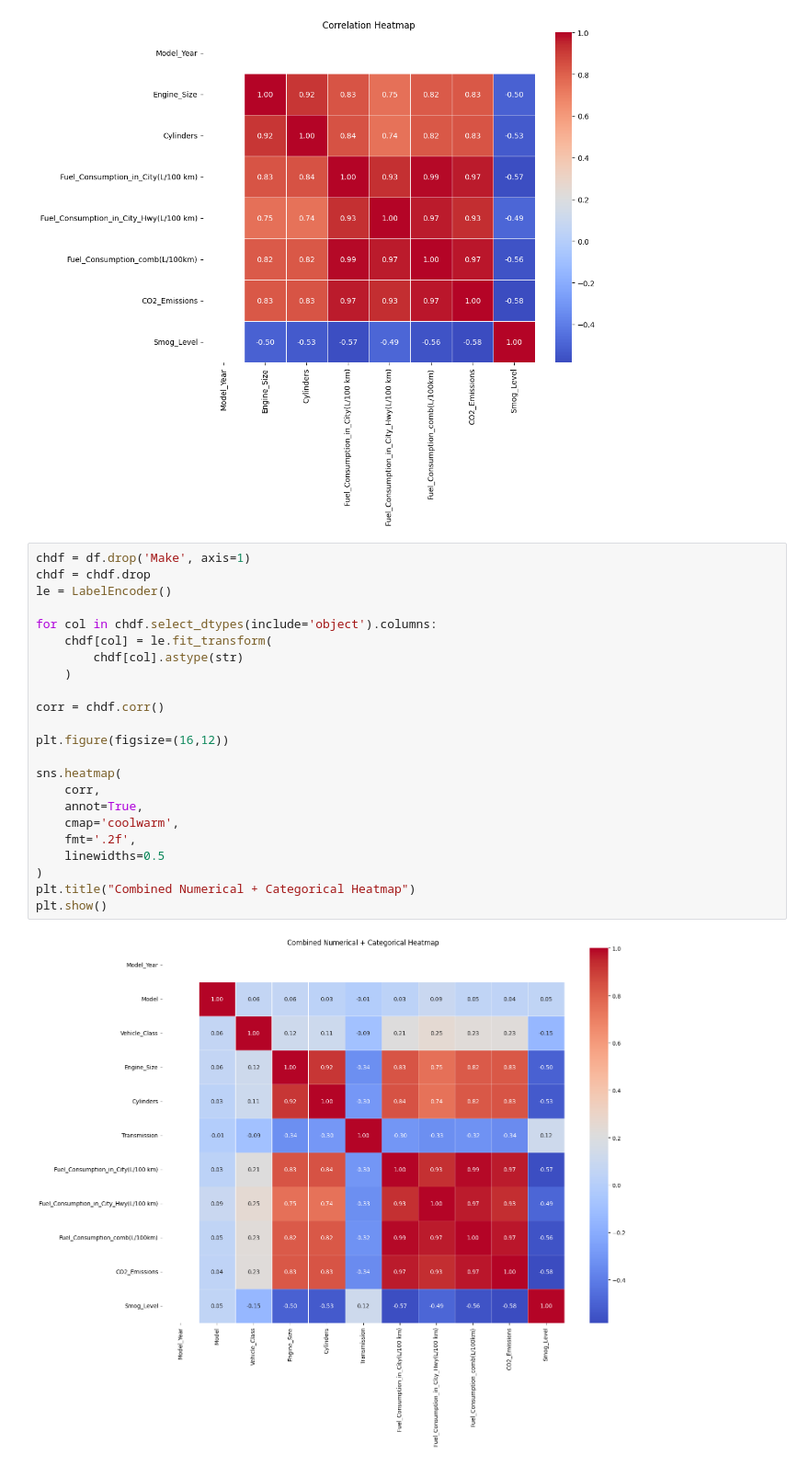
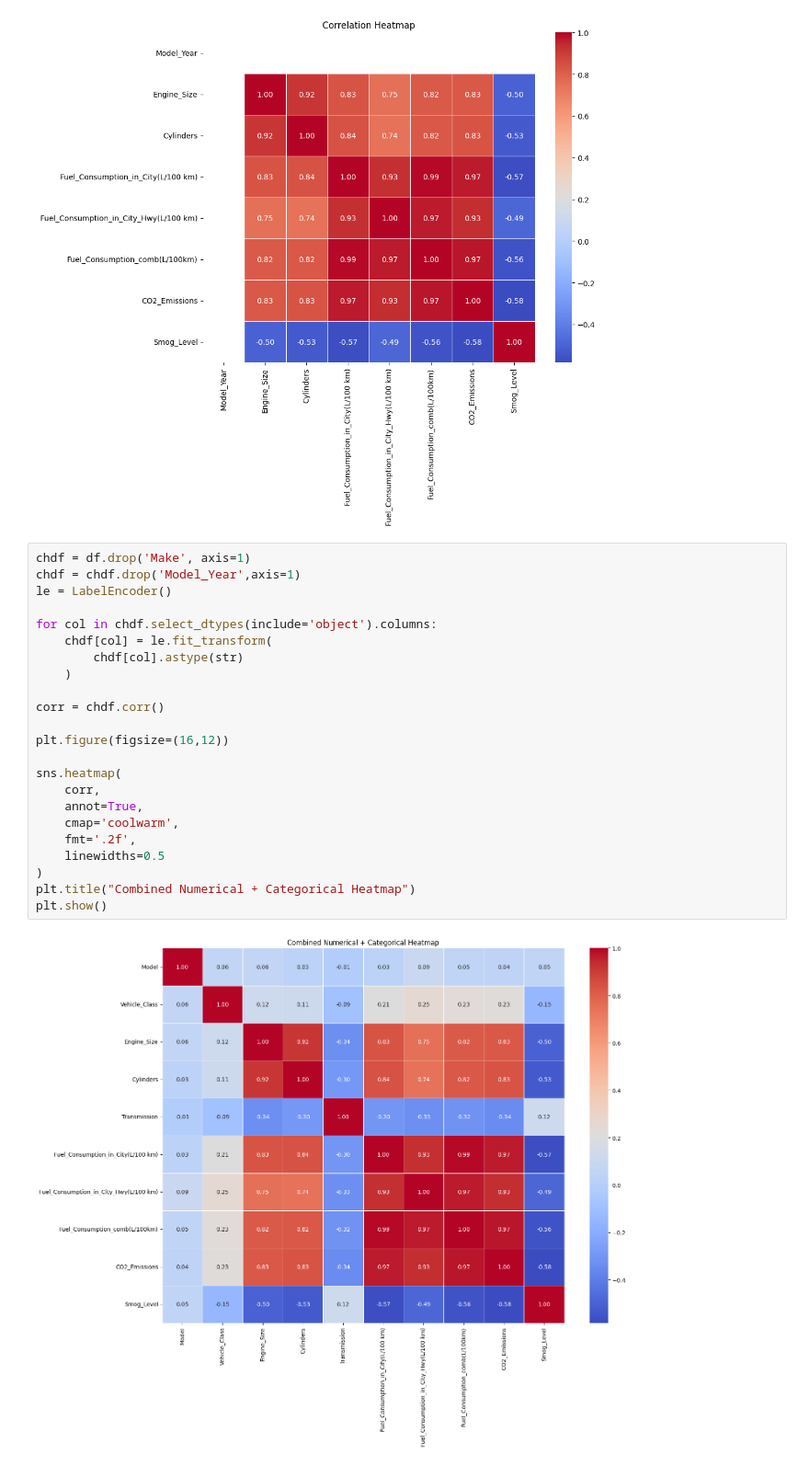
Before and after one commit to AbhinavSinghKuriya/Datasheet3, a Jupyter notebook: DataAnalysis.ipynb, the cells around one changed output. Shown at 92% size. Drawn from its saved outputs; the diff is of its cells as text.

```diff
--- a/DataAnalysis.ipynb
+++ b/DataAnalysis.ipynb
@@ -291,26 +291,26 @@ plt.show()
 [figure]
 # %%
 chdf = df.drop('Make', axis=1)
-chdf = chdf.drop
+chdf = chdf.drop('Model_Year',axis=1)
 le = LabelEncoder()
 
 for col in chdf.select_dtypes(include='object').columns:
     chdf[col] = le.fit_transform(
         chdf[col].astype(str)
     )
 
 corr = chdf.corr()
 
 plt.figure(figsize=(16,12))
 
 sns.heatmap(
     corr,
     annot=True,
     cmap='coolwarm',
     fmt='.2f',
     linewidths=0.5
 )
 plt.title("Combined Numerical + Categorical Heatmap")
 plt.show()
 # %% [output]
-[figure, old version]
+[figure, new version]
```
